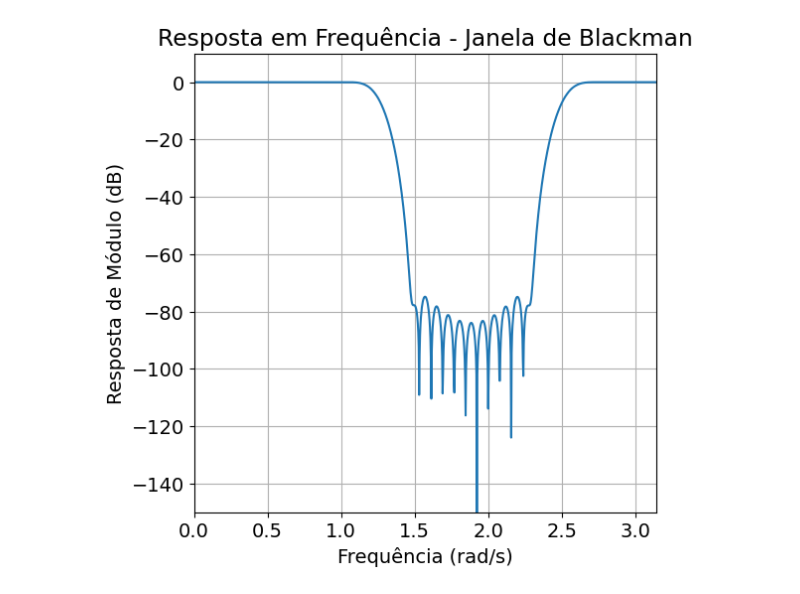
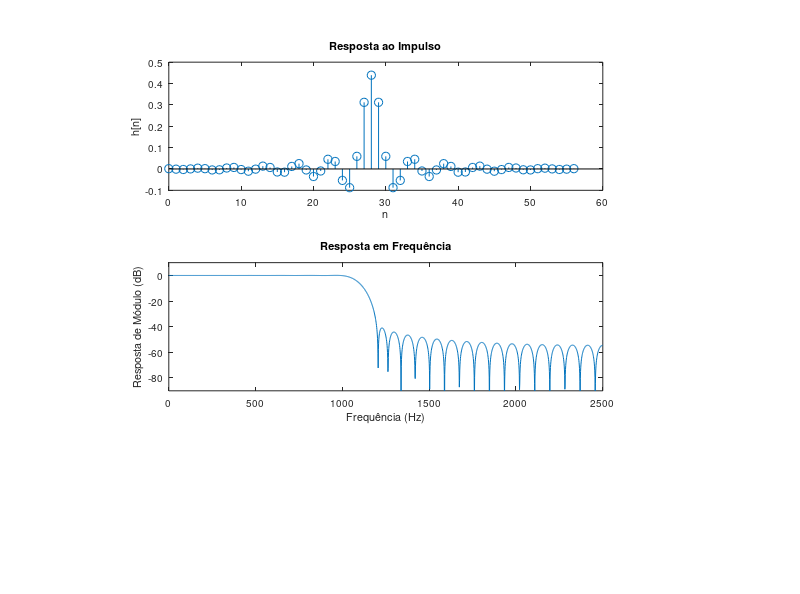
Before and after one commit to gabrielluizep/workbook-eng-telecom, a Jupyter notebook: psd/fir-janelas.ipynb, the cells around one changed output. Saved outputs shown, nothing was run; the diff lists cells and outputs as text; code cells hidden in the pictures; blank space fills up the shorter version.

```diff
--- a/psd/fir-janelas.ipynb
+++ b/psd/fir-janelas.ipynb
@@ -114,19 +67,39 @@ plt.show()
-# %%
-h_aux = signal.windows.blackman(M + 1)
-h_black = h_ideal * h_aux
-w, H_black = freqz(h_black, 1, 2048, Omega_s)
-
-fig, ax = plt.subplots(1, 1, figsize=(6, 6))
-
-ax.plot(w, 20 * np.log10(np.abs(H_black)))
-
-ax.set_xlim(0, ws / 2)
-ax.set_ylim(-150, 10)
-
-ax.set_ylabel("Resposta de Módulo (dB)")
-ax.set_xlabel("Frequência (rad/s)")
-ax.set_title("Resposta em Frequência - Janela de Blackman")
-
-plt.show()
-# %% [output]
-[figure, removed]
+# %%
+pkg load signal
+clear all; close all; clc;
+
+Ap = 1;
+Ar = 40;
+Omega_p = 1000;
+Omega_r = 1200;
+Omega_s = 5000;
+
+F = [Omega_p Omega_r];
+A = [1 0];
+
+delta_p = (10^(0.05*Ap) - 1)/(10^(0.05*Ap) + 1);
+delta_r = 10^(-0.05*Ar);
+ripples = [delta_p delta_r];
+
+[M,Wn,beta,FILTYPE] = kaiserord(F,A,ripples,Omega_s);
+kaiser_win = kaiser(M+1,beta);
+
+h = fir1(M,Wn,FILTYPE,kaiser_win,'noscale');
+[H,w]=freqz(h,1,2048,Omega_s);
+
+figure;
+
+subplot(211);
+stem(0:M,h)
+ylabel('h[n]');
+xlabel('n');
+title('Resposta ao Impulso');
+
+subplot(212);
+plot(w,20*log10(abs(H)))
+axis([0 Omega_s/2 -90 10])
+title('Resposta em Frequência');
+xlabel('Frequência (Hz)');
+ylabel('Resposta de Módulo (dB)');
+# %% [output]
+[figure, added]
```
Also changed, not shown: parts of 18 cells of this notebook.
